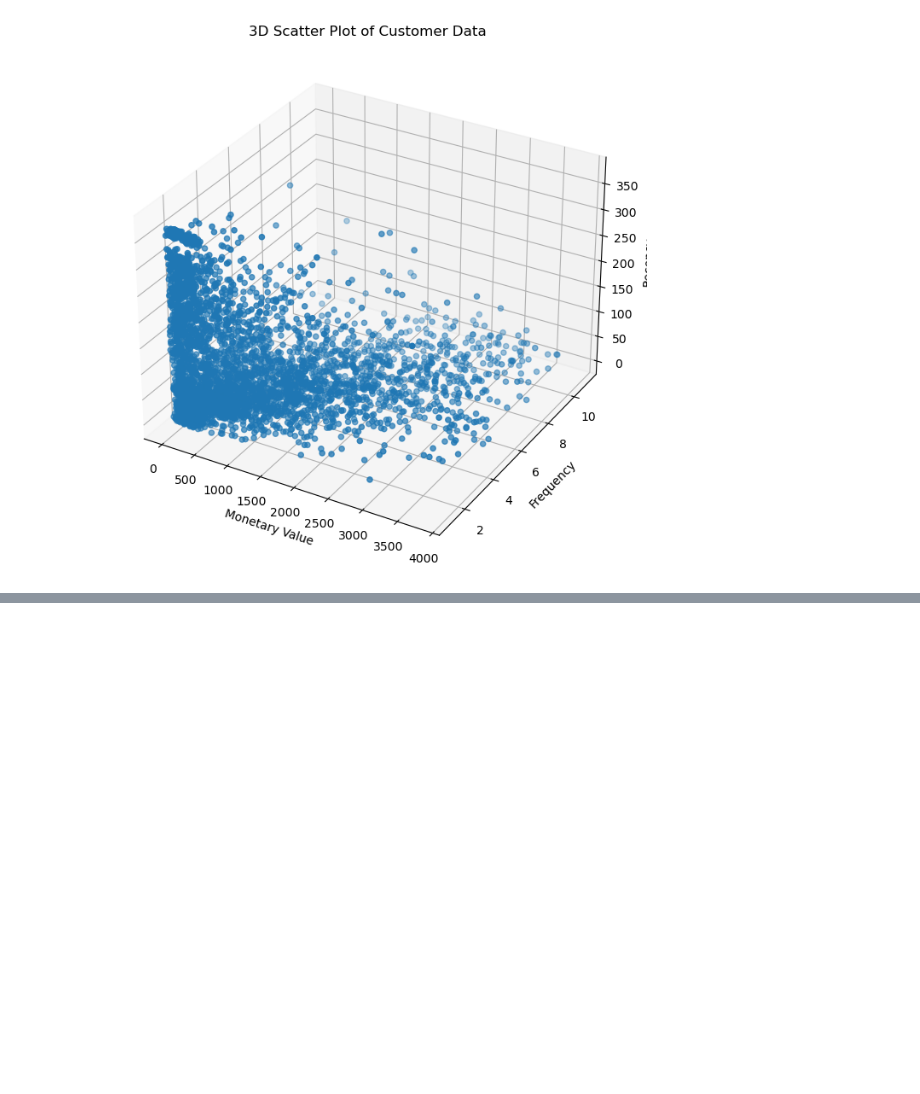
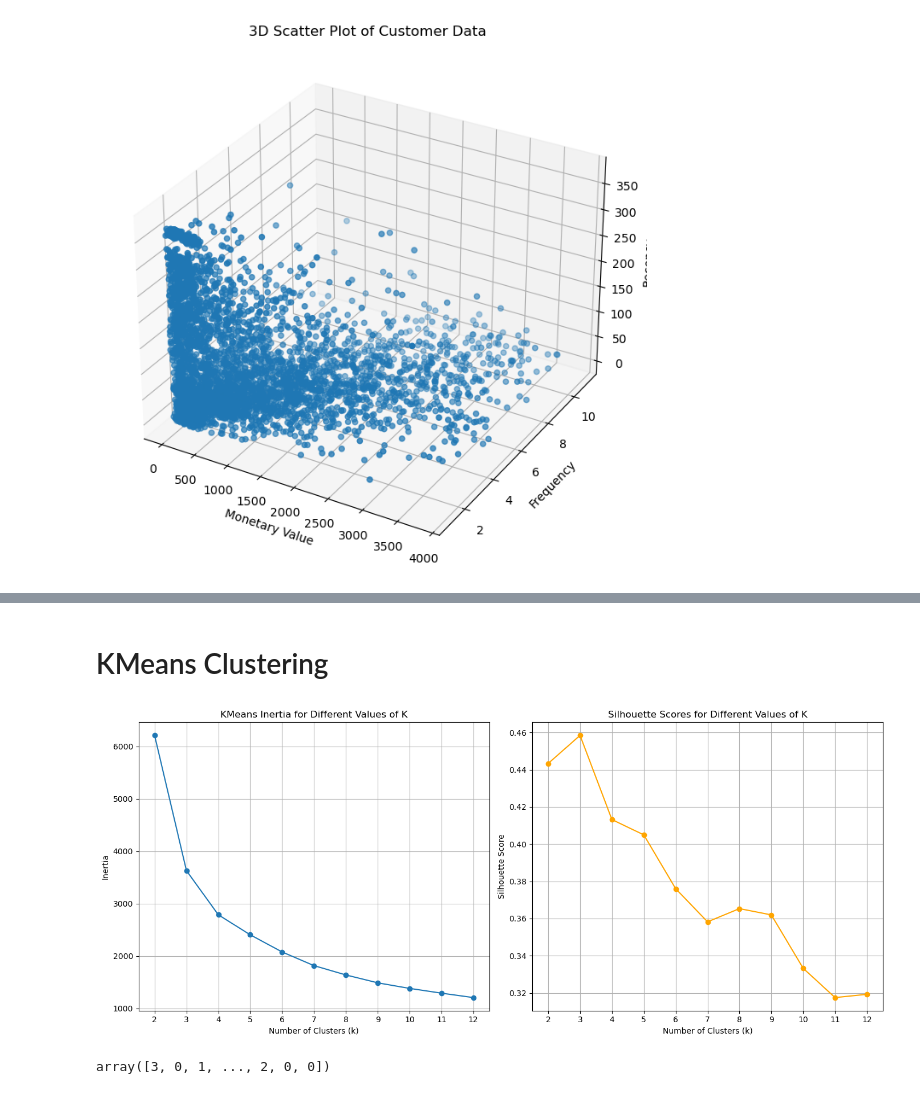
Before and after one commit to Vivek-Nandal/online-retail-ii, a Jupyter notebook: online_retail_data_clustering.ipynb, the cells around one changed output, grey strips where cells are left out. Drawn from its saved outputs; the diff is of its cells as text; code cells hidden in the pictures; blank space fills up the shorter version.

```diff
--- a/online_retail_data_clustering.ipynb
+++ b/online_retail_data_clustering.ipynb
@@ -463,0 +515,56 @@ plt.show()
+# %% [markdown]
+# KMeans Clustering
+# %%
+from sklearn.metrics import silhouette_score
+import matplotlib.pyplot as plt
+
+max_k = 12
+
+inertia = []
+silhouette_scores = []  # Use a different name to avoid conflict
+k_values = range(2, max_k + 1)
+
+for k in k_values:
+    kmeans = KMeans(n_clusters=k, random_state=42, max_iter=1000)
+    cluster_labels = kmeans.fit_predict(scaled_data_df)
+
+    # Calculate silhouette score and append to the list
+    sil_score = silhouette_score(scaled_data_df, cluster_labels)
+    silhouette_scores.append(sil_score)  # Append to the correct list
+
+    # Append inertia value to the list
+    inertia.append(kmeans.inertia_)
+
+# Plotting the results
+plt.figure(figsize=(14, 6))
+
+# Inertia plot
+plt.subplot(1, 2, 1)
+plt.plot(k_values, inertia, marker='o')
+plt.title('KMeans Inertia for Different Values of K')
+plt.xlabel('Number of Clusters (k)')
+plt.ylabel('Inertia')
+plt.xticks(k_values)
+plt.grid(True)
+
+# Silhouette score plot
+plt.subplot(1, 2, 2)
+plt.plot(k_values, silhouette_scores, marker='o', color='orange')
+plt.title('Silhouette Scores for Different Values of K')
+plt.xlabel('Number of Clusters (k)')
+plt.ylabel('Silhouette Score')
+plt.xticks(k_values)
+plt.grid(True)
+
+plt.tight_layout()
+plt.show()
+# %% [output]
+[figure, added]
+# %%
+kmeans = KMeans(n_clusters=4, random_state=42, max_iter=1000)
+
+cluster_labels = kmeans.fit_predict(scaled_data_df)
+
+cluster_labels
+# %% [output]
+array([3, 0, 1, ..., 2, 0, 0])
```
Also changed, not shown: parts of 16 cells of this notebook.
